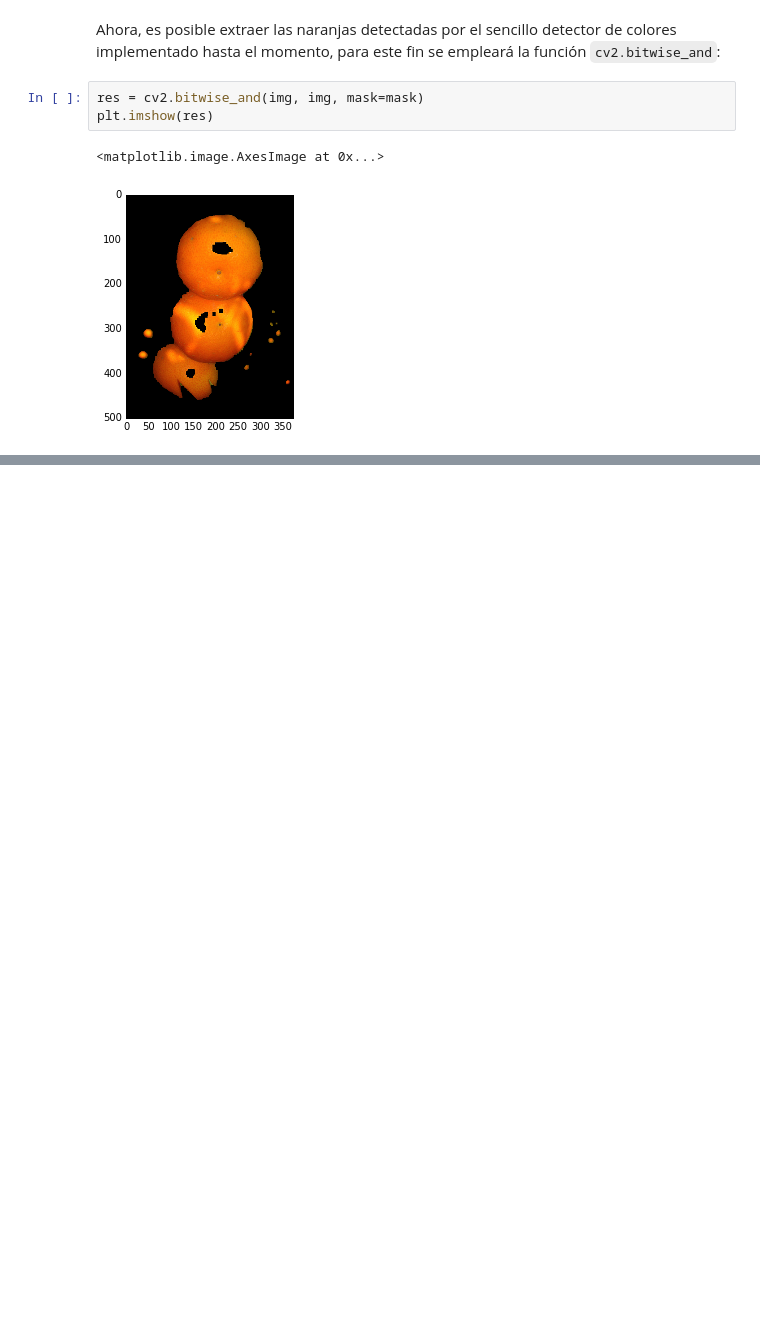
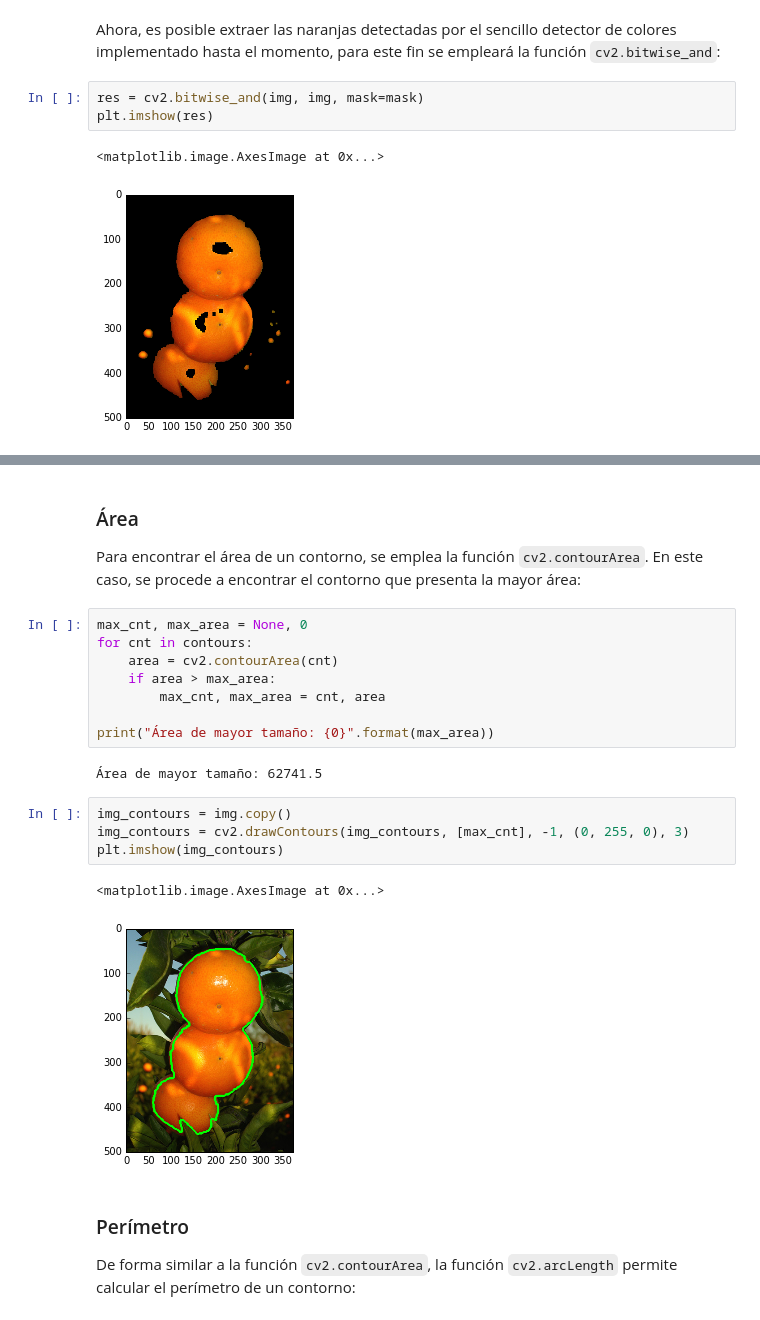
Before and after one commit to PythonBootcampUniandes/notas-de-clase, a Jupyter notebook: OpenCV/3. OpenCV - Procesamiento de Imágenes.ipynb, the cells around one changed output, grey strips where cells are left out. Cells and saved outputs as stored; diff of their text form; blank space fills up the shorter version.

```diff
--- a/OpenCV/3. OpenCV - Procesamiento de Imágenes.ipynb
+++ b/OpenCV/3. OpenCV - Procesamiento de Imágenes.ipynb
@@ -184,0 +292,23 @@ En OpenCV, la detección de contornos (fronteras de las regiones) se realiza emp
+# %% [markdown]
+### Área
+Para encontrar el área de un contorno, se emplea la función ``cv2.contourArea``. En este caso, se procede a encontrar el contorno que presenta la mayor área:
+# %%
+max_cnt, max_area = None, 0
+for cnt in contours:
+    area = cv2.contourArea(cnt)
+    if area > max_area:
+        max_cnt, max_area = cnt, area
+
+print("Área de mayor tamaño: {0}".format(max_area))
+# %% [output]
+Área de mayor tamaño: 62741.5
+# %%
+img_contours = img.copy()
+img_contours = cv2.drawContours(img_contours, [max_cnt], -1, (0, 255, 0), 3)
+plt.imshow(img_contours)
+# %% [output]
+<matplotlib.image.AxesImage at 0x...>
+[figure, added]
+# %% [markdown]
+### Perímetro
+De forma similar a la función ``cv2.contourArea``, la función ``cv2.arcLength`` permite calcular el perímetro de un contorno:
```
Also changed, not shown: parts of 54 cells of this notebook, 7 other files.
